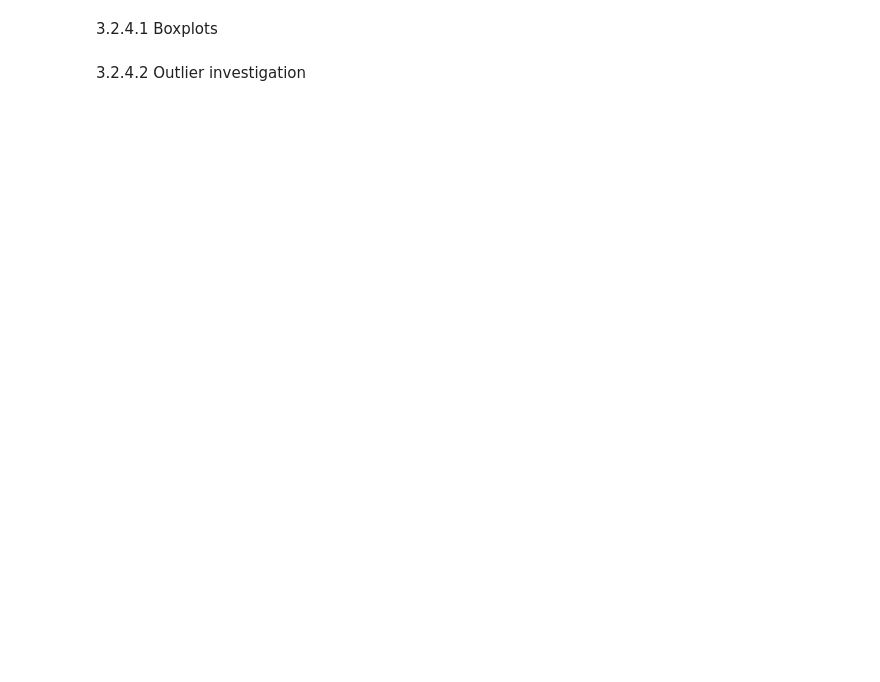
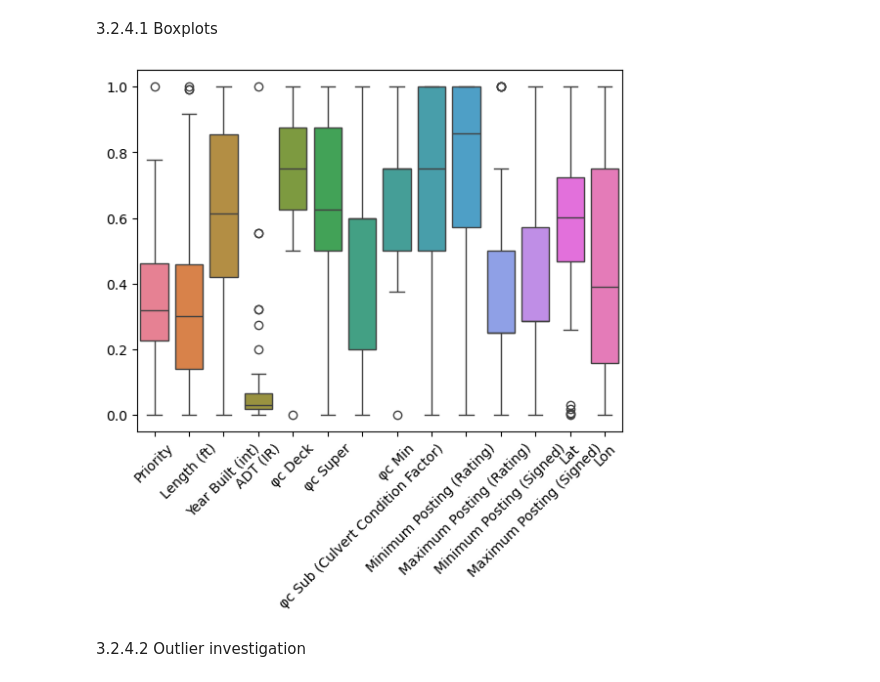
Before and after one commit to harrisbienn/data_science_notebook_templates, a Jupyter notebook: 01_exploratory_data_analysis.ipynb, the cells around one changed output. Cells and saved outputs as stored; diff of their text form; code cells hidden in the pictures; blank space fills up the shorter version.

```diff
--- a/01_exploratory_data_analysis.ipynb
+++ b/01_exploratory_data_analysis.ipynb
@@ -280,0 +269,11 @@ bridge_gdf
+# %%
+merged_gdf['Year Built (dt)'] = pd.to_datetime(merged_gdf['Year Built'],format="%Y") # Turn the Year Built into a date time representation
+merged_gdf['Year Built (int)'] = merged_gdf['Year Built'].astype(int) # Turn the Year Built into an integer
+
+merged_gdf['Length (ft)'] = merged_gdf['Length'].str.replace("'","").astype(int) # Turn the Length field into an integer representation by replacing the ' character
+
+merged_gdf[['Minimum Posting (Rating)','Maximum Posting (Rating)']] = merged_gdf['Posting (Rating)'].apply(split_range).apply(pd.Series)
+merged_gdf[['Minimum Posting (Signed)','Maximum Posting (Signed)']] = merged_gdf['Posting (Signed)'].apply(split_range).apply(pd.Series)
+
+bridge_gdf = merged_gdf.reset_index(drop=True)
+bridge_gdf
@@ -306,16 +335,22 @@ order_new = ['Recall No.',
              'Crossing',
              'Priority',
              'Pile Type',
-             'Length',
+             'Length (ft)',
              'Year Built',
+             'Year Built (dt)',
+             'Year Built (int)',
              'ADT (IR)',
-             'Deck',
+             'φc Deck',
              'φc Super',
              'φc Sub (Culvert Condition Factor)',
              'φc Min',
              'Rated By',
              'Posting (Rating)',
+             'Minimum Posting (Rating)',
+             'Maximum Posting (Rating)',
              'Posting (Signed)',
+             'Minimum Posting (Signed)',
+             'Maximum Posting (Signed)',
              'Lat',
              'Lon',
              'Data QA/QC',
@@ -750,23 +831,38 @@ df1.describe()
 # %%
 # Create a boxplot to visualize distribution of all numeric variables and detect any outliers
 
 # plot 1 boxplot for all variables so must first normalize the scale
 from sklearn.preprocessing import MinMaxScaler
 
 # select numeric columns
-num_columns = df0[['variable_1', 'variable_2', 'variable_3']]
+num_columns = bridge_gdf[['Priority',
+                          'Length (ft)',
+                          #'Year Built (dt)', # No handling of datetime
+                          'Year Built (int)',
+                          'ADT (IR)',
+                          'φc Deck',
+                          'φc Super',
+                          'φc Sub (Culvert Condition Factor)',
+                          'φc Min', 'Minimum Posting (Rating)',
+                          'Maximum Posting (Rating)',
+                          'Minimum Posting (Signed)',
+                          'Maximum Posting (Signed)',
+                          'Lat',
+                          'Lon',]]
 
 #normalize values using min-max scaling
 scaler = MinMaxScaler()
 normalized_data = scaler.fit_transform(num_columns)
 
 # Create df with normalized data
 df_normalized = pd.DataFrame(normalized_data, columns=num_columns.columns)
 
 sns.boxplot(data= df_normalized)
 plt.xticks(rotation=45)
 
 plt.show()
+# %% [output]
+[figure, added]
 # %% [markdown]
 3.2.4.2 Outlier investigation
 # %%
```
Also changed, not shown: parts of 34 cells of this notebook.
